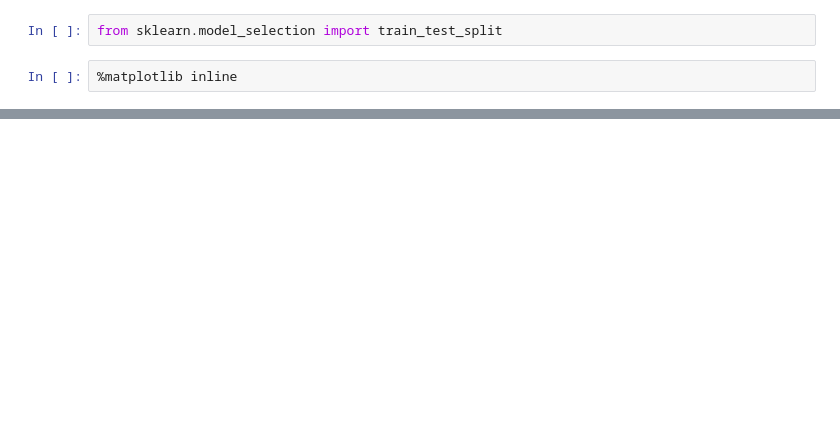
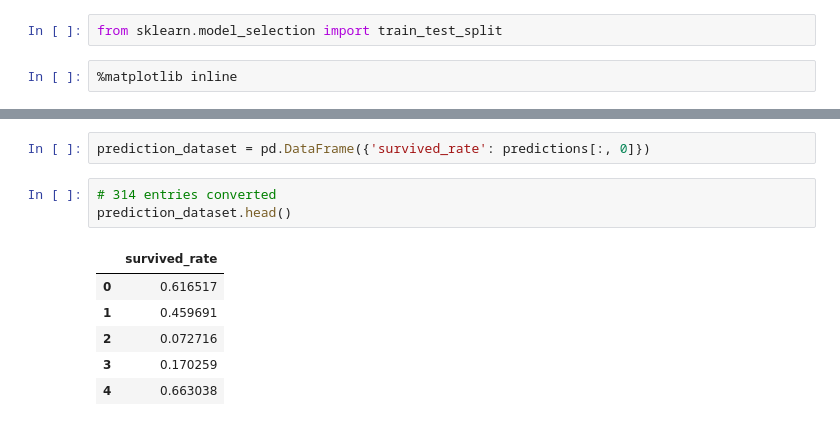
Before and after one commit to antoinedme/titanic-dataset-ml, a Jupyter notebook: Titanic-MachineLearning.ipynb, the cells around one changed output, grey strips where cells are left out. Drawn from its saved outputs; the diff is of its cells as text; blank space fills up the shorter version.

```diff
--- a/Titanic-MachineLearning.ipynb
+++ b/Titanic-MachineLearning.ipynb
@@ -184,0 +259,12 @@ from sklearn.model_selection import train_test_split
+# %%
+prediction_dataset = pd.DataFrame({'survived_rate': predictions[:, 0]})
+# %%
+# 314 entries converted
+prediction_dataset.head()
+# %% [output]
+|  | survived_rate |
+| 0 | 0.616517 |
+| 1 | 0.459691 |
+| 2 | 0.072716 |
+| 3 | 0.170259 |
+| 4 | 0.663038 |
```
Also changed, not shown: parts of 15 cells of this notebook, 1 other file.
